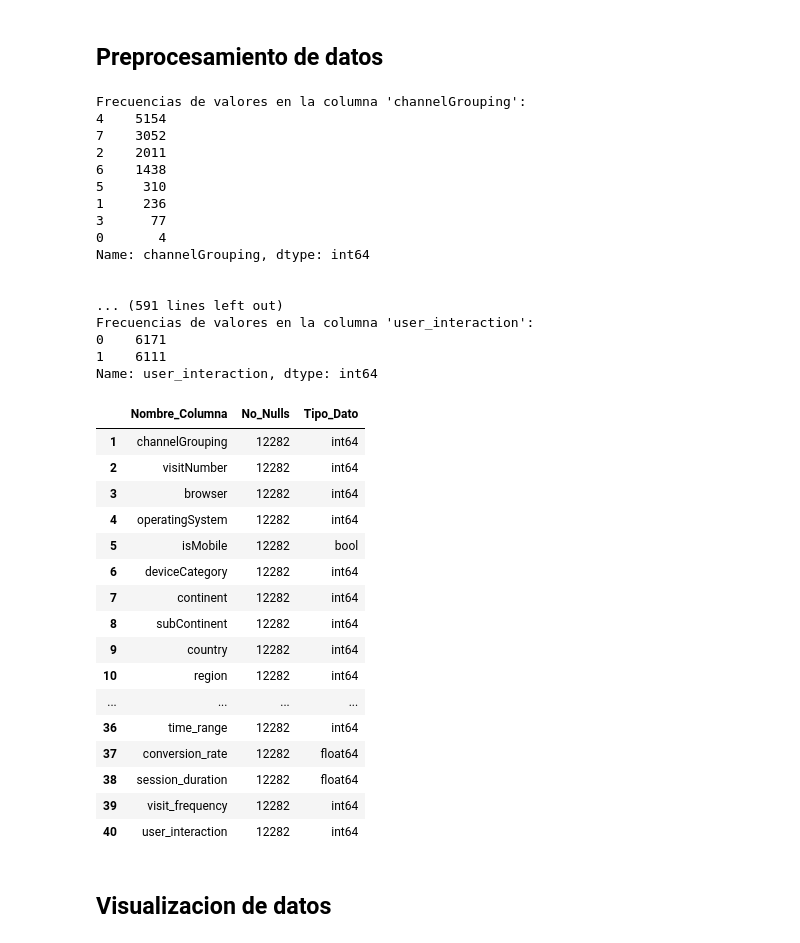
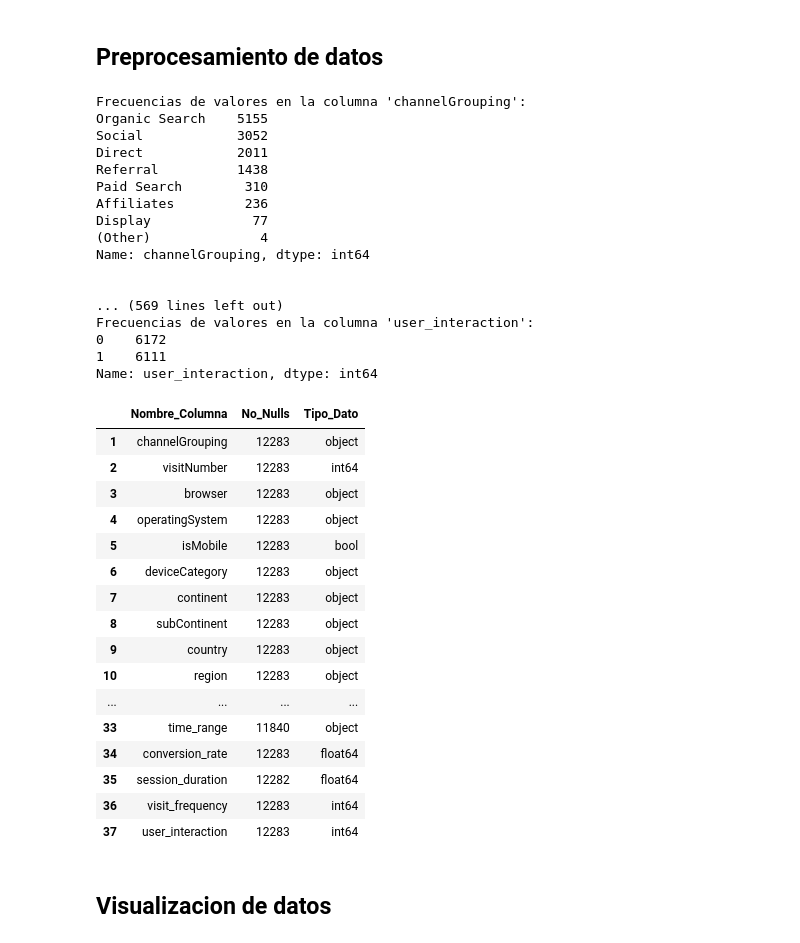
Before and after one commit to valec3/DataScienceProjects, a Jupyter notebook: MODELOS.ipynb, the cells around one changed output. Cells and saved outputs as stored; diff of their text form; code cells hidden in the pictures.

```diff
--- a/MODELOS.ipynb
+++ b/MODELOS.ipynb
@@ -107,7 +110,6 @@ def preprocesamiento(df):
         col_df = pd.json_normalize(df[column].apply(json.loads))
         col_df.columns = [f"{subcolumn}" for subcolumn in col_df.columns]
         df = df.drop(column, axis=1).merge(col_df, right_index=True, left_index=True)
-
     # Casting
     cuant = ['bounces', 'hits','newVisits','pageviews', 'transactionRevenue']
     for columna in cuant:
@@ -115,7 +117,6 @@ def preprocesamiento(df):
     df['bounces'] = df['bounces'].astype('int64')
     df['transactionRevenue'] = df['transactionRevenue'].astype('float64')
     df['newVisits'] = df['newVisits'].astype('int64')
-
 
     # FEATURE engineering
     # Reemplazar números por fechas
@@ -141,13 +142,6 @@ def preprocesamiento(df):
     df['user_interaction'] = (df['bounces'] == 0).astype(int)
     # Eliminar atributos que no se utilizarán
     df.drop(['date', 'fullVisitorId', 'sessionId', 'visitId', 'visitStartTime'], axis=1, inplace=True)
-    # Aplicar LabelEncoder a variables categóricas
-    cualitativas = df.dtypes[df.dtypes == object].keys()
-    for columna in cualitativas:
-        lbl = LabelEncoder()
-        strings = list(df[columna].values.astype('str'))
-        lbl.fit(strings)
-        df[columna] = lbl.transform(strings)
 
     columnas_conservar = ['channelGrouping', 'visitNumber', 'browser', 'operatingSystem',
        'isMobile', 'deviceCategory', 'continent', 'subContinent', 'country',
@@ -161,55 +155,56 @@ def preprocesamiento(df):
        'session_duration', 'visit_frequency', 'user_interaction']
 
     # Eliminar las columnas que no están en la lista de conservación
-    columnas_a_eliminar = [col for col in df.columns if col not in columnas_conservar]
-    df = df.drop(columns=columnas_a_eliminar)
+    df = df[columnas_conservar]
+    # Aplicar LabelEncoder a variables categóricas
+
     # Reiniciar el índice
     df.reset_index(drop=True, inplace=True)
     return df
 # %%
 df=preprocesamiento(df)
-df=df.dropna()
+# df=df.dropna()
 df=count_null_values(df)
 for columna in df.columns:
     frecuencias = df[columna].value_counts()
     print(f"Frecuencias de valores en la columna '{columna}':")
     print(frecuencias)
     print("\n")
 get_info_df(df)
 # %% [output]
 Frecuencias de valores en la columna 'channelGrouping':
-4    5154
-7    3052
-2    2011
-6    1438
-5     310
-1     236
-3      77
-0       4
+Organic Search    5155
+Social            3052
+Direct            2011
+Referral          1438
+Paid Search        310
+Affiliates         236
+Display             77
+(Other)              4
 Name: channelGrouping, dtype: int64
 
 
-... (591 lines left out)
+... (569 lines left out)
 Frecuencias de valores en la columna 'user_interaction':
-0    6171
+0    6172
 1    6111
 Name: user_interaction, dtype: int64
 |  | Nombre_Columna | No_Nulls | Tipo_Dato |
-| 1 | channelGrouping | 12282 | int64 |
-| 2 | visitNumber | 12282 | int64 |
-| 3 | browser | 12282 | int64 |
-| 4 | operatingSystem | 12282 | int64 |
-| 5 | isMobile | 12282 | bool |
-| 6 | deviceCategory | 12282 | int64 |
-| 7 | continent | 12282 | int64 |
-| 8 | subContinent | 12282 | int64 |
-| 9 | country | 12282 | int64 |
-| 10 | region | 12282 | int64 |
+| 1 | channelGrouping | 12283 | object |
+| 2 | visitNumber | 12283 | int64 |
+| 3 | browser | 12283 | object |
+| 4 | operatingSystem | 12283 | object |
+| 5 | isMobile | 12283 | bool |
+| 6 | deviceCategory | 12283 | object |
+| 7 | continent | 12283 | object |
+| 8 | subContinent | 12283 | object |
+| 9 | country | 12283 | object |
+| 10 | region | 12283 | object |
 | ... | ... | ... | ... |
-| 36 | time_range | 12282 | int64 |
-| 37 | conversion_rate | 12282 | float64 |
-| 38 | session_duration | 12282 | float64 |
-| 39 | visit_frequency | 12282 | int64 |
-| 40 | user_interaction | 12282 | int64 |
+| 33 | time_range | 11840 | object |
+| 34 | conversion_rate | 12283 | float64 |
+| 35 | session_duration | 12282 | float64 |
+| 36 | visit_frequency | 12283 | int64 |
+| 37 | user_interaction | 12283 | int64 |
 # %% [markdown]
 ## **Visualizacion de datos**
```
Also changed, not shown: parts of 9 cells of this notebook.
